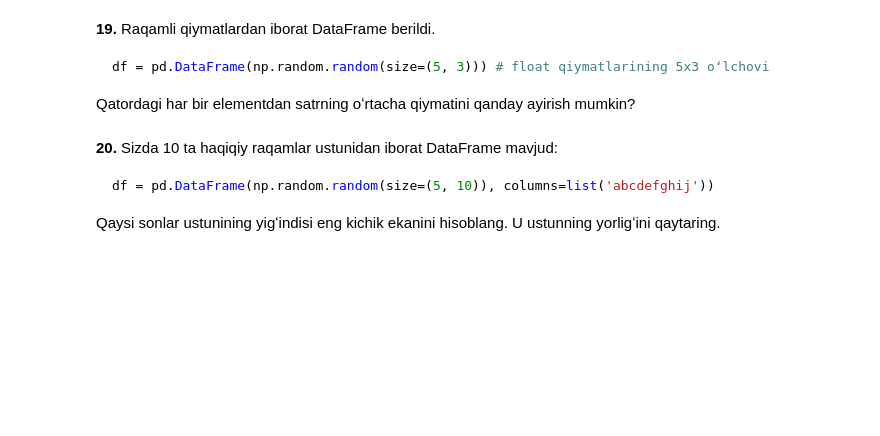
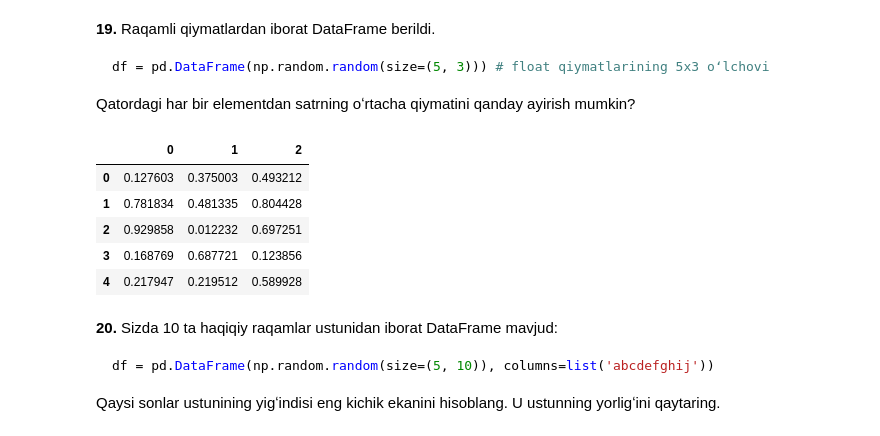
Before and after one commit to IlyasNasirov/notebook, a Jupyter notebook: 9_32_Pandas_kutubxonasi.ipynb, the cells around one changed output. Saved outputs shown, nothing was run; the diff lists cells and outputs as text; code cells hidden in the pictures; blank space fills up the shorter version.

````diff
--- a/9_32_Pandas_kutubxonasi.ipynb
+++ b/9_32_Pandas_kutubxonasi.ipynb
@@ -250,6 +250,17 @@ df = pd.DataFrame(np.random.random(size=(5, 3))) # float qiymatlarining 5x3 oʻl
 ```
 
 Qatordagi har bir elementdan satrning oʻrtacha qiymatini qanday ayirish mumkin?
+# %%
+df = pd.DataFrame(np.random.random(size=(5, 3)))
+df = df.sub(df.mean(axis=1), axis=0)
+df
+# %% [output]
+|  | 0 | 1 | 2 |
+| 0 | 0.127603 | 0.375003 | 0.493212 |
+| 1 | 0.781834 | 0.481335 | 0.804428 |
+| 2 | 0.929858 | 0.012232 | 0.697251 |
+| 3 | 0.168769 | 0.687721 | 0.123856 |
+| 4 | 0.217947 | 0.219512 | 0.589928 |
 # %% [markdown]
 **20.** Sizda 10 ta haqiqiy raqamlar ustunidan iborat DataFrame mavjud:
 
````
